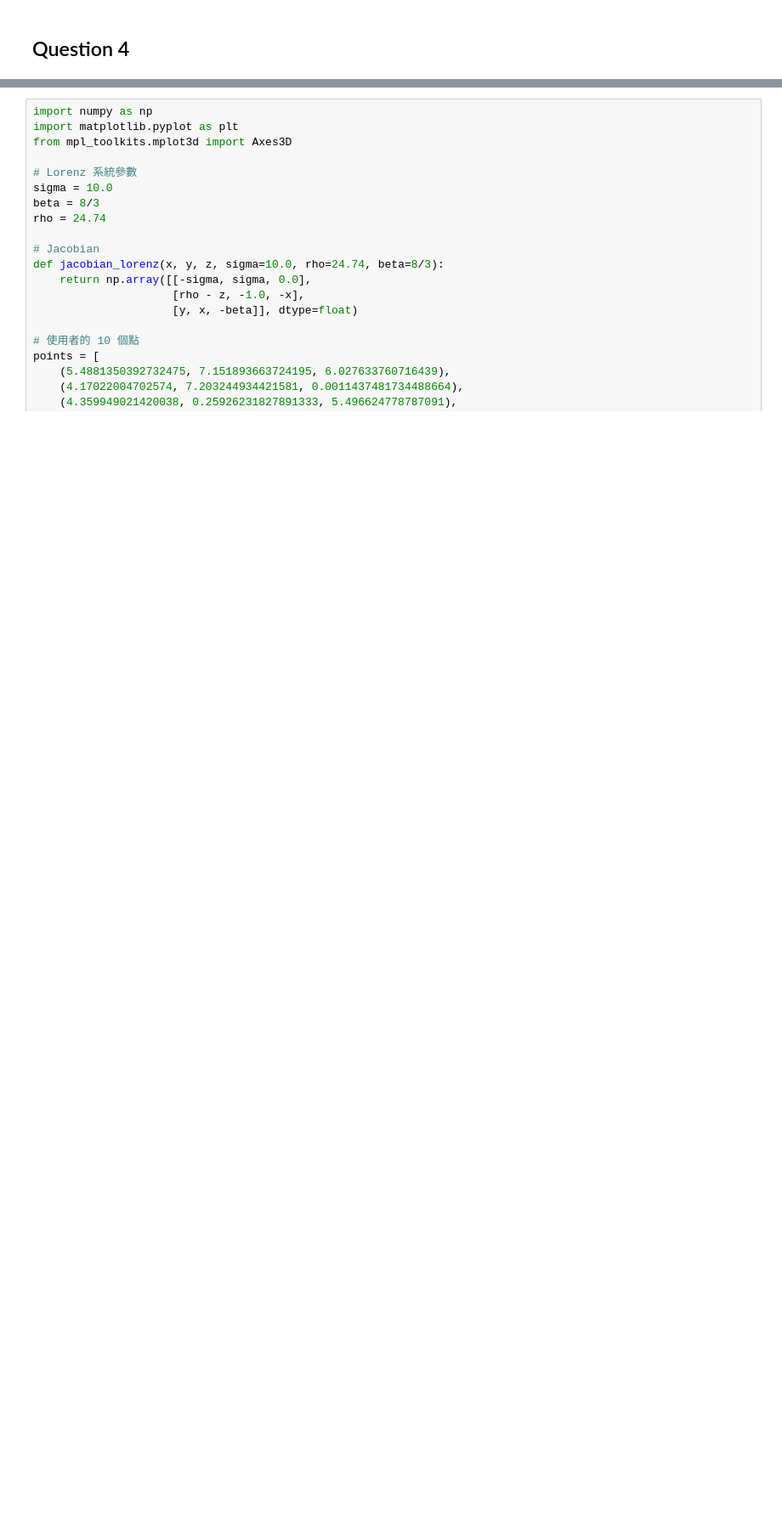
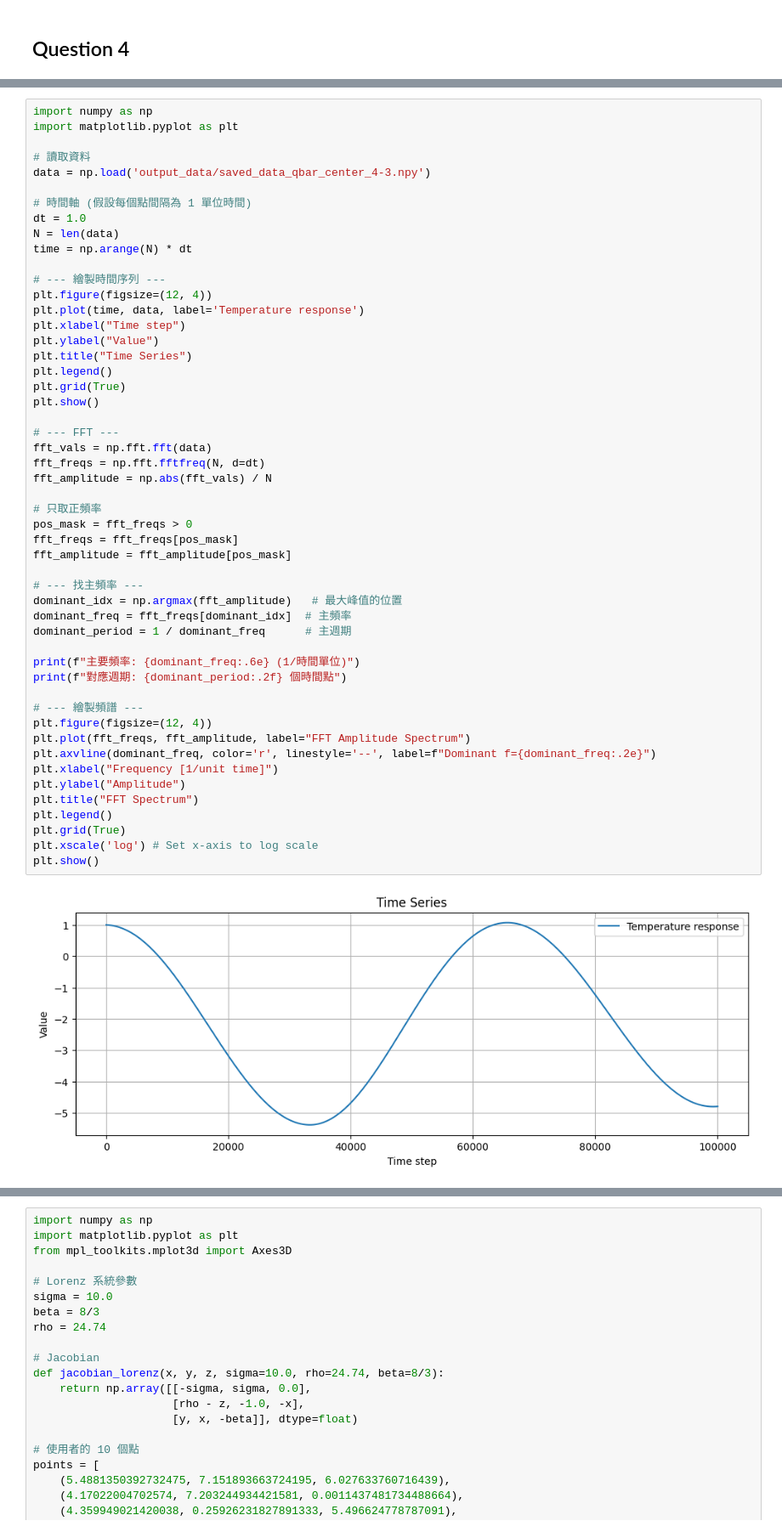
Before and after one commit to derek1403/PC-NTU, a Jupyter notebook: Chaos and Predictability/hw1/Chaos_hw1.ipynb, the cells around one changed output, grey strips where cells are left out. Shown at 85% size. Cells and saved outputs as stored; diff of their text form; blank space fills up the shorter version.

```diff
--- a/Chaos and Predictability/hw1/Chaos_hw1.ipynb
+++ b/Chaos and Predictability/hw1/Chaos_hw1.ipynb
@@ -608,0 +1276,53 @@ $$
+# %%
+import numpy as np
+import matplotlib.pyplot as plt
+
+# 讀取資料
+data = np.load('output_data/saved_data_qbar_center_4-3.npy')
+
+# 時間軸 (假設每個點間隔為 1 單位時間)
+dt = 1.0
+N = len(data)
+time = np.arange(N) * dt
+
+# --- 繪製時間序列 ---
+plt.figure(figsize=(12, 4))
+plt.plot(time, data, label='Temperature response')
+plt.xlabel("Time step")
+plt.ylabel("Value")
+plt.title("Time Series")
+plt.legend()
+plt.grid(True)
+plt.show()
+
+# --- FFT ---
+fft_vals = np.fft.fft(data)
+fft_freqs = np.fft.fftfreq(N, d=dt)
+fft_amplitude = np.abs(fft_vals) / N
+
+# 只取正頻率
+pos_mask = fft_freqs > 0
+fft_freqs = fft_freqs[pos_mask]
+fft_amplitude = fft_amplitude[pos_mask]
+
+# --- 找主頻率 ---
+dominant_idx = np.argmax(fft_amplitude)   # 最大峰值的位置
+dominant_freq = fft_freqs[dominant_idx]  # 主頻率
+dominant_period = 1 / dominant_freq      # 主週期
+
+print(f"主要頻率: {dominant_freq:.6e} (1/時間單位)")
+print(f"對應週期: {dominant_period:.2f} 個時間點")
+
+# --- 繪製頻譜 ---
+plt.figure(figsize=(12, 4))
+plt.plot(fft_freqs, fft_amplitude, label="FFT Amplitude Spectrum")
+plt.axvline(dominant_freq, color='r', linestyle='--', label=f"Dominant f={dominant_freq:.2e}")
+plt.xlabel("Frequency [1/unit time]")
+plt.ylabel("Amplitude")
+plt.title("FFT Spectrum")
+plt.legend()
+plt.grid(True)
+plt.xscale('log') # Set x-axis to log scale
+plt.show()
+# %% [output]
+[figure, added]
```
Also changed, not shown: parts of 24 cells of this notebook, 18 other files.
